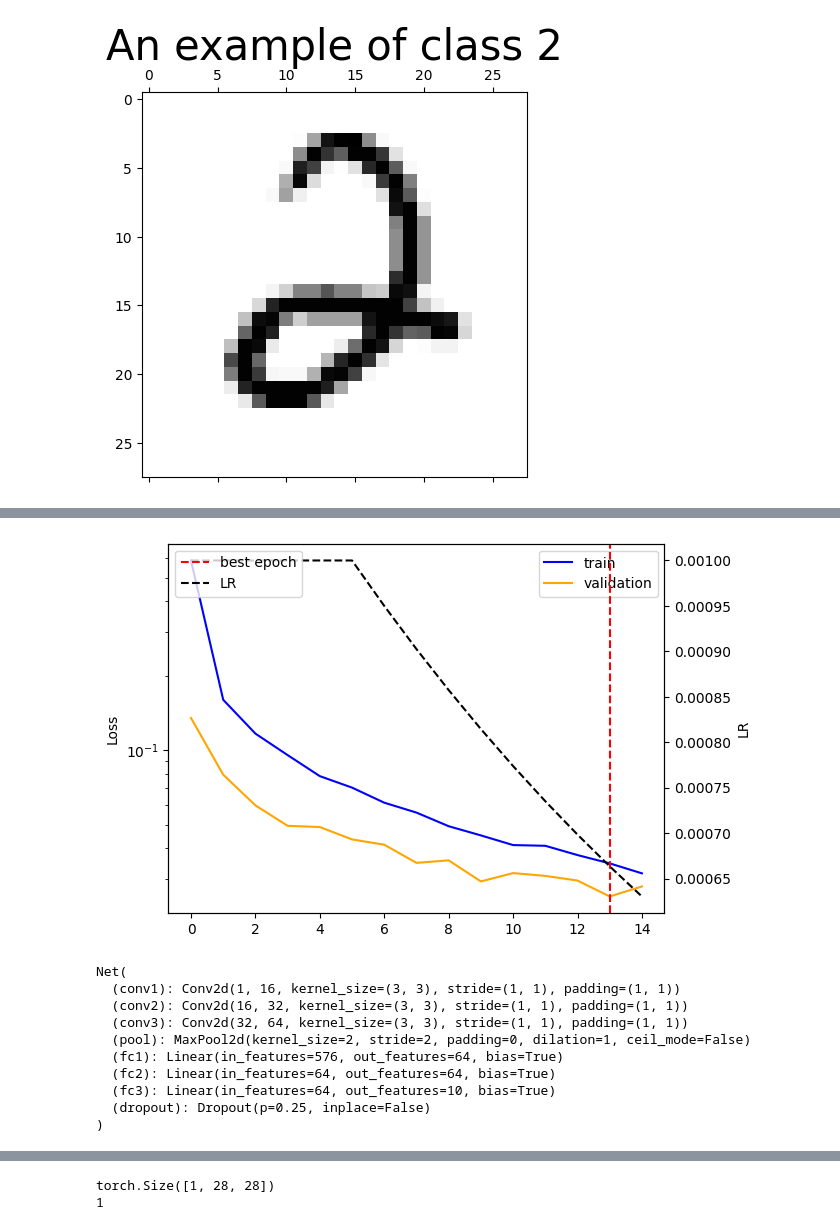
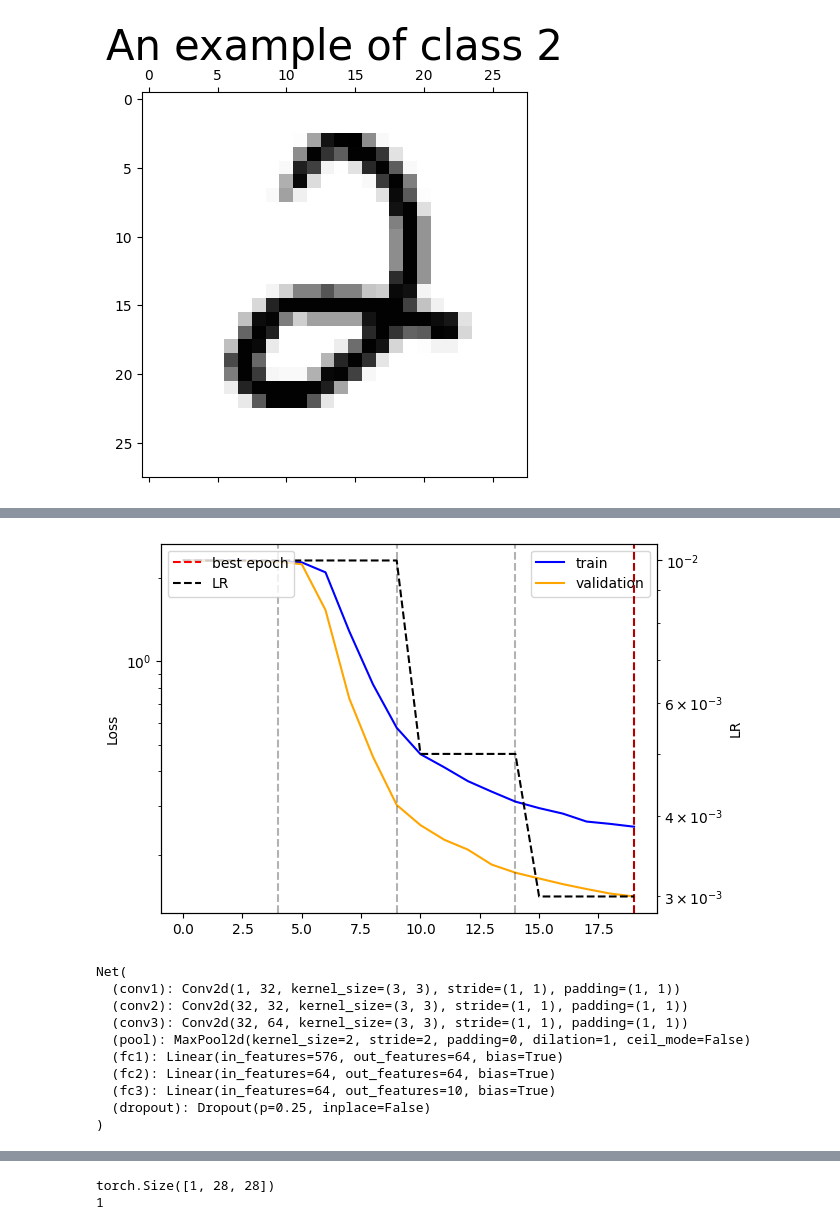
Before and after one commit to pumazzo/ML4HS-UC, a Jupyter notebook: Notebook_7_1_ML4HS_UC2023_Integrated_Gradients_e_TracIn_Mnist.ipynb, the cells around one changed output, grey strips where cells are left out. Cells and saved outputs as stored; diff of their text form; code cells hidden in the pictures.

```diff
--- a/Notebook_7_1_ML4HS_UC2023_Integrated_Gradients_e_TracIn_Mnist.ipynb
+++ b/Notebook_7_1_ML4HS_UC2023_Integrated_Gradients_e_TracIn_Mnist.ipynb
@@ -165,3 +162,14 @@ def accuracy(y_pred, y_true):
     acc = correct / total
 
     return acc
+# %%
+# define device to use (cpu/gpu)
+if torch.cuda.is_available():
+  print('# of GPUs available: ', torch.cuda.device_count())
+  print('First GPU type: ',torch.cuda.get_device_name(0))
+device = ('cuda' if torch.cuda.is_available() else 'cpu')
+print(f"Computation device: {device}\n")
+
+#device = "cpu"
+
+model.to(device)
@@ -168,7 +190,7 @@ def accuracy(y_pred, y_true):
 # %%
 # Define the number of epochs and the patience for early stopping
-num_epochs = 15
-patience = 3
+num_epochs = 20
+patience = 10
 TRAIN = 1
 
 # Initialize the variables for tracking the best validation accuracy and the number of epochs since the best accuracy
@@ -180,14 +202,30 @@ val_curve=[]
 lr_curve=[]
 
 lr_ckp=[]
+epc_ckp = []
 
 if TRAIN:
   # Train loop
   for epoch in range(num_epochs):# the network train on all the elements
+      if epoch == 0:
+        optimizer.param_groups[0]['lr'] = 0.01
+
+      if epoch == 10:
+        optimizer.param_groups[0]['lr'] = 0.005
+
+      if epoch == 15:
+        optimizer.param_groups[0]['lr'] = 0.003
+
+
+      if epoch > 20:
+        scheduler.step()
       # Training
       model.train()
       tmp_loss = 0
       for batch_idx, (data, target) in enumerate(trainloader): # divide the problem in batches
+
+          data = data.to(device)
+          target = target.to(device)
           # Forward pass
 
 
@@ -199,10 +237,9 @@ if TRAIN:
           loss.backward()# compute gradient of loss
           optimizer.step()# update the weigths
 
-          tmp_loss += loss.detach().numpy()
+          tmp_loss += loss.detach().cpu().numpy()
 
-      if epoch > 5:
-        scheduler.step()
+
 
       lr_curve.append(optimizer.param_groups[0]['lr'])
       train_curve.append(tmp_loss/len(trainloader))
@@ -213,6 +250,8 @@ if TRAIN:
           val_total = 0
           val_loss = 0
           for data, target in valiloader:
+              data = data.to(device)
+              target = target.to(device)
               output = model(data)
               val_loss += criterion(output, target).item()
 
@@ -236,12 +275,13 @@ if TRAIN:
           else:
               epochs_since_best_val_acc += 1
 
-          if ((epoch+1) % 2)==0 & (epoch<10) :
+          if ((((epoch+1) % 5)==0) & (epoch+1>1)) :
 
             weights = model.state_dict()
             torch.save(weights, 'results/ckp_{}.pth'.format(epoch+1))
             print("ckp saved!")
             lr_ckp.append(optimizer.param_groups[0]['lr'])
+            epc_ckp.append(epoch+1)
 
           # Check if early stopping is necessary
           if epochs_since_best_val_acc >= patience:
@@ -272,29 +312,33 @@ Epoch 15, Validation Loss: 0.0281, Validation Accuracy: 0.9918, lr: 6.302e-04
 # %%
 if TRAIN:
   f,ax = plt.subplots(1,1)
   ax2 = ax.twinx()
   ax.plot(train_curve,label="train",color="blue")
   ax.plot(val_curve,label="validation",color="orange")
   ax2.axvline(best_epoch,color="r",linestyle="--",label="best epoch")
+  for e in epc_ckp:
+    ax2.axvline(e-1,color="k",linestyle="--",alpha=0.3)
   ax.legend(loc=1)
   ax.set_ylabel("Loss")
 
 
   ax2.plot(lr_curve,"k--",label="LR",)
   ax2.legend(loc=2)
   plt.xlabel("Epochs")
   ax2.set_ylabel("LR")
+  ax2.set_yscale("log")
   ax.set_yscale("log")
 # %% [output]
-[figure, old version]
+[figure, new version]
 # %%
 model = Net()
 model.load_state_dict(torch.load('results/best_weights.pth'))
+model.to("cpu")
 model.eval()
 # %% [output]
 Net(
-  (conv1): Conv2d(1, 16, kernel_size=(3, 3), stride=(1, 1), padding=(1, 1))
-  (conv2): Conv2d(16, 32, kernel_size=(3, 3), stride=(1, 1), padding=(1, 1))
+  (conv1): Conv2d(1, 32, kernel_size=(3, 3), stride=(1, 1), padding=(1, 1))
+  (conv2): Conv2d(32, 32, kernel_size=(3, 3), stride=(1, 1), padding=(1, 1))
   (conv3): Conv2d(32, 64, kernel_size=(3, 3), stride=(1, 1), padding=(1, 1))
   (pool): MaxPool2d(kernel_size=2, stride=2, padding=0, dilation=1, ceil_mode=False)
   (fc1): Linear(in_features=576, out_features=64, bias=True)
```
Also changed, not shown: parts of 33 cells of this notebook.
